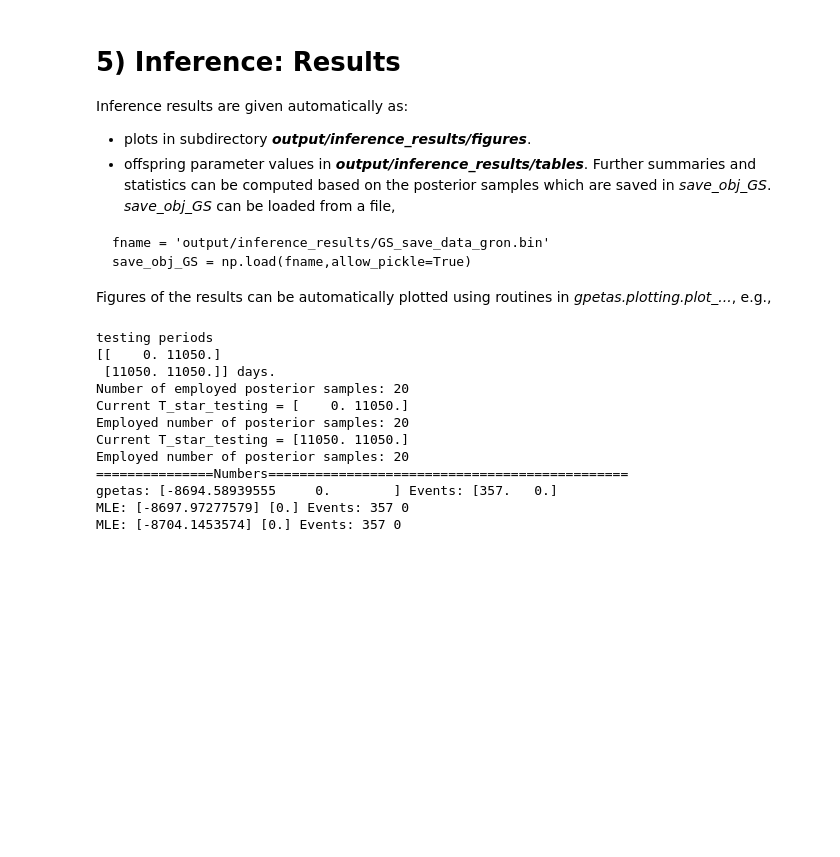
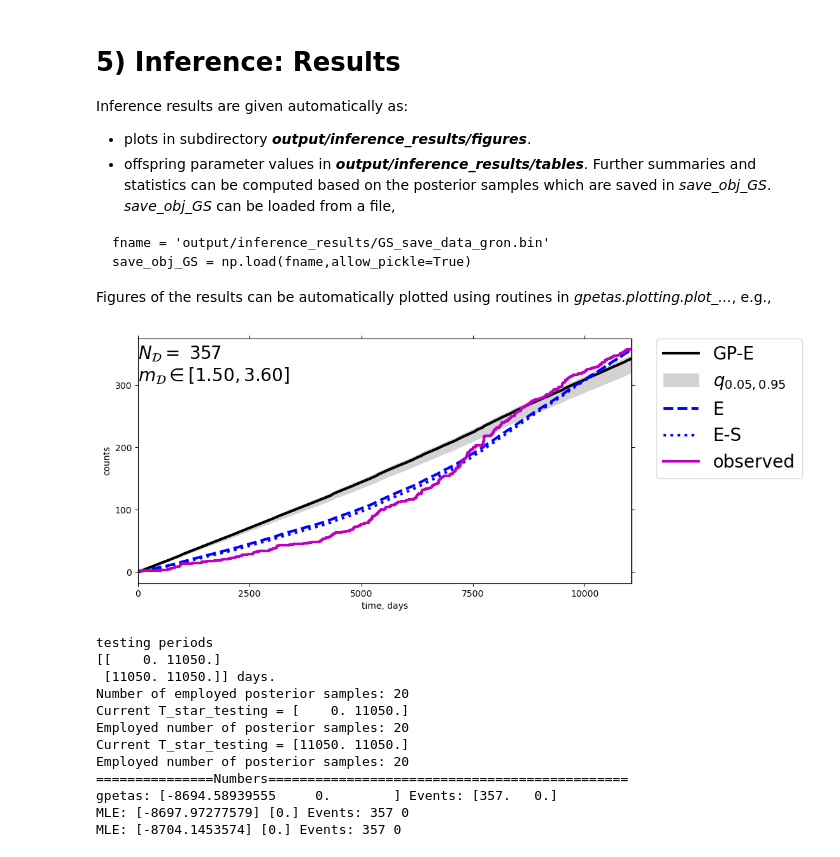
Before and after one commit to chris-molki/gpetas, a Jupyter notebook: examples/Data_and_setup_gron.ipynb, the cells around one changed output. Saved outputs shown, nothing was run; the diff lists cells and outputs as text; code cells hidden in the pictures; blank space fills up the shorter version.

```diff
--- a/examples/Data_and_setup_gron.ipynb
+++ b/examples/Data_and_setup_gron.ipynb
@@ -308,6 +306,10 @@ fname='output/inference_results/mle_default_hmin_%s.all'%case_name
 mle_obj = np.load(fname,allow_pickle=True) #default
 fname='output/inference_results/mle_silverman_hmin_%s.all'%case_name
 mle_obj_silverman = np.load(fname,allow_pickle=True)
+# %%
+h1=gpetas.plotting.plot_1D_estimation(save_obj_GS=save_obj_GS,mle_obj=mle_obj,mle_obj_silverman=mle_obj_silverman)
+# %% [output]
+[figure, added]
 # %%
 gpetas.plotting.plot_l_ltest(save_obj_GS=save_obj_GS,mle_obj=mle_obj,mle_obj_silverman=mle_obj_silverman)
 # %% [output]
```
Also changed, not shown: parts of 2 cells of this notebook.
